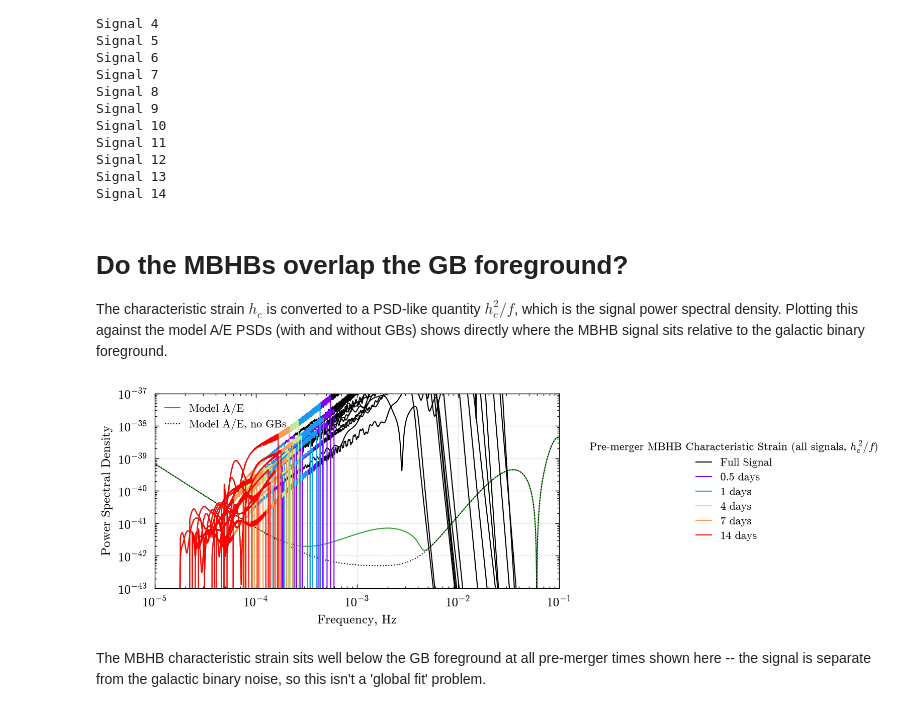
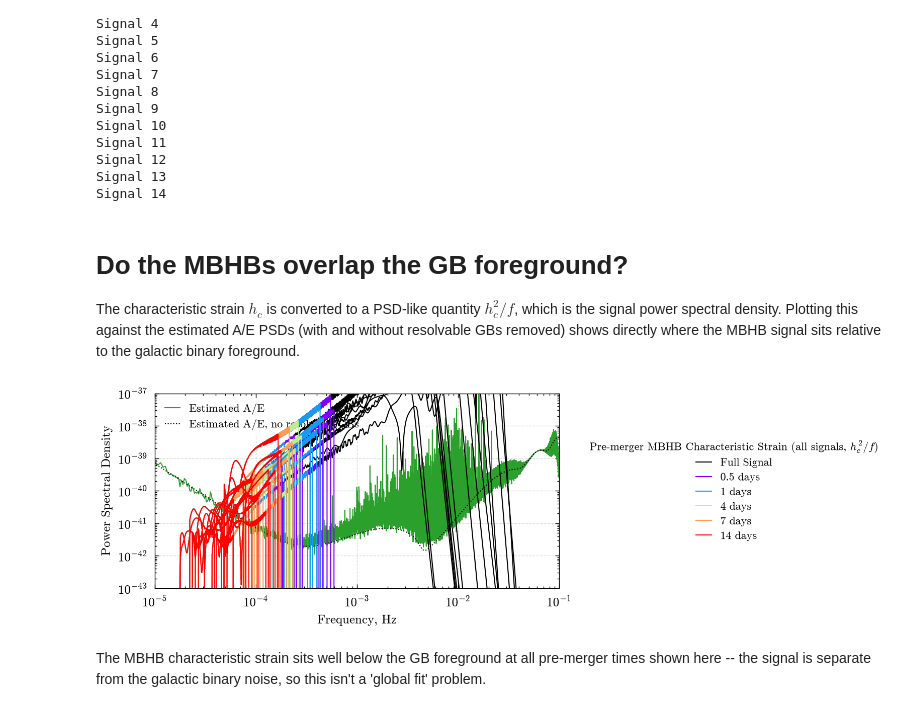
Before and after one commit to icg-gravwaves/lisa_premerger_sangria, a Jupyter notebook: estimate_psds/characteristic_strain_vs_gb.ipynb, the cells around one changed output. Cells and saved outputs as stored; diff of their text form; code cells hidden in the pictures.

```diff
--- a/estimate_psds/characteristic_strain_vs_gb.ipynb
+++ b/estimate_psds/characteristic_strain_vs_gb.ipynb
@@ -76,9 +76,9 @@ def load_psd(filename, flen, delta_f):
     )
 
 
-# Model A/E PSDs: with and without the galactic binary foreground
-AE_model = load_psd('model_AE_PSD.txt', flen=flen, delta_f=delta_f)
-AE_model_nogb = load_psd('model_AE_NOGB_PSD.txt', flen=flen, delta_f=delta_f)
+# Estimated A/E PSDs: estimated full (with resolvable GBs) and vs model which has only unresolvable GBs
+AE_estimate = load_psd('A_sangria_hm_SMOOTHED_PSD.txt', flen=flen, delta_f=delta_f)
+AE_model_nogb = load_psd('model_AE_SMOOTHED_PSD.txt', flen=flen, delta_f=delta_f)
 # %%
 # Load the collected characteristic strains (root-sum-square of A and E channels)
 hc_all = {}
@@ -147,13 +147,13 @@ truth_mchirp = mchirp(mbhb_sky['Mass1'][:], mbhb_sky['Mass2'][:])
 # %% [markdown]
 # Do the MBHBs overlap the GB foreground?
 
-The characteristic strain $h_c$ is converted to a PSD-like quantity $h_c^2/f$, which is the signal power spectral density. Plotting this against the model A/E PSDs (with and without GBs) shows directly where the MBHB signal sits relative to the galactic binary foreground.
+The characteristic strain $h_c$ is converted to a PSD-like quantity $h_c^2/f$, which is the signal power spectral density. Plotting this against the estimated A/E PSDs (with and without resolvable GBs removed) shows directly where the MBHB signal sits relative to the galactic binary foreground.
 # %%
 def plot_psd_lines(ax):
-    """Plot the model A/E PSDs with and without GBs (same style as plot_psds.ipynb)."""
+    """Plot the estimated A/E PSDs with and without resolvable GBs removed."""
     lines_to_plot = (
-        (AE_model, 'Model A/E', 'tab:green', '-'),
-        (AE_model_nogb, 'Model A/E, no GBs', 'k', ':'),
+        (AE_estimate, 'Estimated A/E', 'tab:green', '-'),
+        (AE_model_nogb, 'Estimated A/E, no resolvable GBs', 'k', ':'),
     )
 
     for psd, label, c, linestyle in lines_to_plot:
@@ -213,34 +213,34 @@ for signal_number in signals:
         zorder=40,
         rasterized=True
     )
 
     for days in cutoff_days:
         ax.loglog(
             freqs[::plot_stride],
             hc_all[signal_number][days][::plot_stride] ** 2 / freqs[::plot_stride],
             color=time_before_colors[days],
             zorder=40 + days,
             rasterized=True
         )
 
 leg2 = ax.legend(
     line2,
     labels2,
     loc="center left",
     title="Pre-merger MBHB Characteristic Strain (all signals, $h_c^2/f$)",
     bbox_to_anchor=(1.05, 0.5),
 )
 ax.add_artist(leg1)
 
 ax.set_ylabel("Power Spectral Density")
 ax.set_xlabel("Frequency, Hz")
 ax.set_ylim([1e-43, 1e-37])
 ax.set_xlim([1e-5, 1e-1])
 ax.grid(zorder=-100)
 
 plt.show()
 # %% [output]
-[figure, old version]
+[figure, new version]
 # %% [markdown]
 The MBHB characteristic strain sits well below the GB foreground at all pre-merger times shown here -- the signal is separate from the galactic binary noise, so this isn't a 'global fit' problem.
 # %% [markdown]
```
Also changed, not shown: parts of 7 cells of this notebook, 5 other files.
